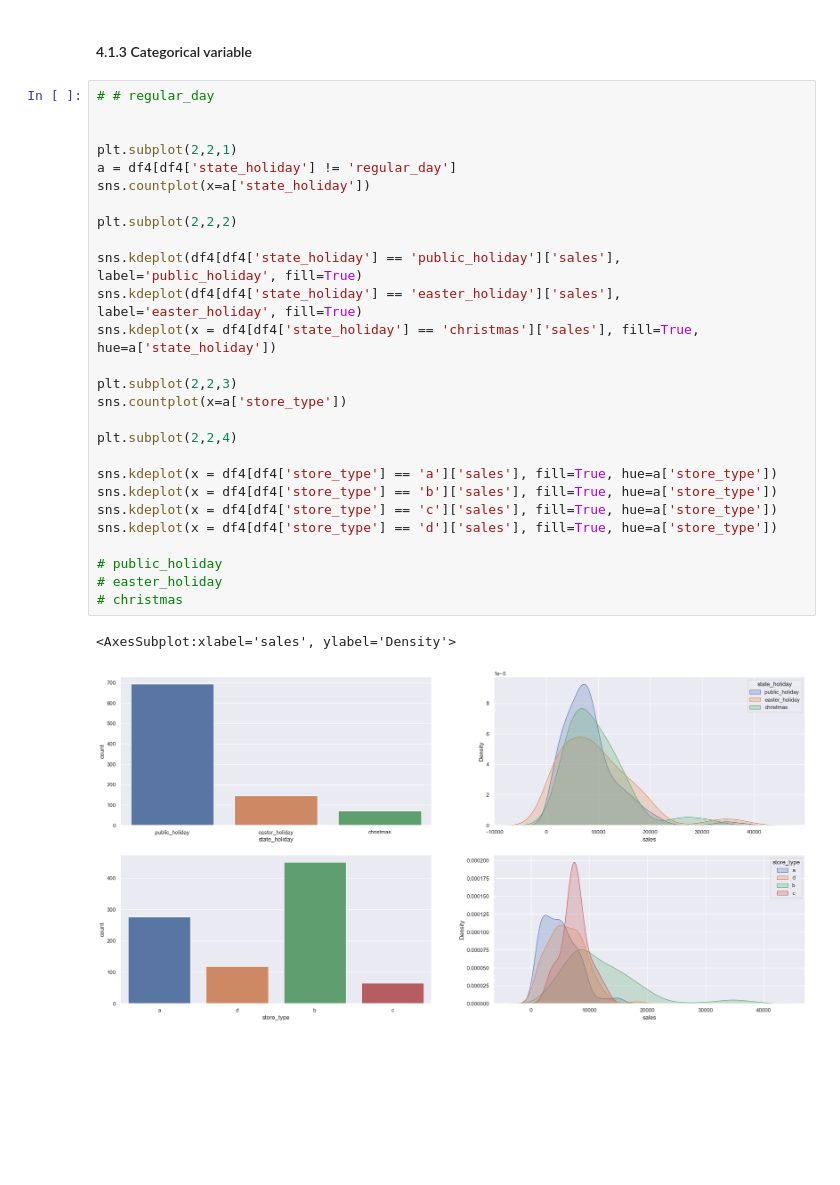
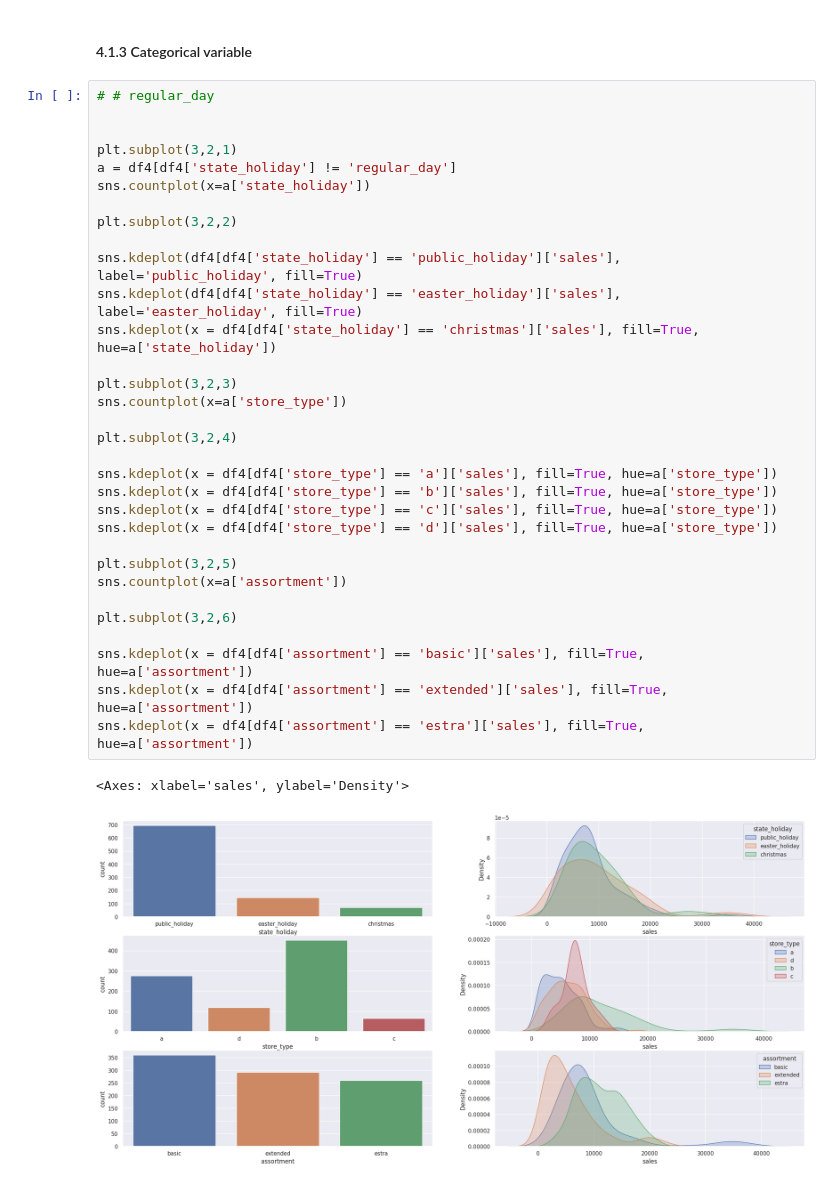
Before and after one commit to segovia-cmp/rosmann_project, a Jupyter notebook: notebooks/store_salar_prediction.ipynb, the cells around one changed output. Drawn from its saved outputs; the diff is of its cells as text; blank space fills up the shorter version.

```diff
--- a/notebooks/store_salar_prediction.ipynb
+++ b/notebooks/store_salar_prediction.ipynb
@@ -320,30 +324,35 @@ num_attributes.hist(bins=25);
 # %%
 # # regular_day
 
 
-plt.subplot(2,2,1)
+plt.subplot(3,2,1)
 a = df4[df4['state_holiday'] != 'regular_day']
 sns.countplot(x=a['state_holiday'])
 
-plt.subplot(2,2,2)
+plt.subplot(3,2,2)
 
 sns.kdeplot(df4[df4['state_holiday'] == 'public_holiday']['sales'], label='public_holiday', fill=True)
 sns.kdeplot(df4[df4['state_holiday'] == 'easter_holiday']['sales'], label='easter_holiday', fill=True)
 sns.kdeplot(x = df4[df4['state_holiday'] == 'christmas']['sales'], fill=True, hue=a['state_holiday'])
 
-plt.subplot(2,2,3)
+plt.subplot(3,2,3)
 sns.countplot(x=a['store_type'])
 
-plt.subplot(2,2,4)
+plt.subplot(3,2,4)
 
 sns.kdeplot(x = df4[df4['store_type'] == 'a']['sales'], fill=True, hue=a['store_type'])
 sns.kdeplot(x = df4[df4['store_type'] == 'b']['sales'], fill=True, hue=a['store_type'])
 sns.kdeplot(x = df4[df4['store_type'] == 'c']['sales'], fill=True, hue=a['store_type'])
 sns.kdeplot(x = df4[df4['store_type'] == 'd']['sales'], fill=True, hue=a['store_type'])
 
-# public_holiday
-# easter_holiday
-# christmas
+plt.subplot(3,2,5)
+sns.countplot(x=a['assortment'])
+
+plt.subplot(3,2,6)
+
+sns.kdeplot(x = df4[df4['assortment'] == 'basic']['sales'], fill=True, hue=a['assortment'])
+sns.kdeplot(x = df4[df4['assortment'] == 'extended']['sales'], fill=True, hue=a['assortment'])
+sns.kdeplot(x = df4[df4['assortment'] == 'estra']['sales'], fill=True, hue=a['assortment'])
 # %% [output]
-<AxesSubplot:xlabel='sales', ylabel='Density'>
+<Axes: xlabel='sales', ylabel='Density'>
-[figure, old version]
+[figure, new version]
```
Also changed, not shown: parts of 3 cells of this notebook.
